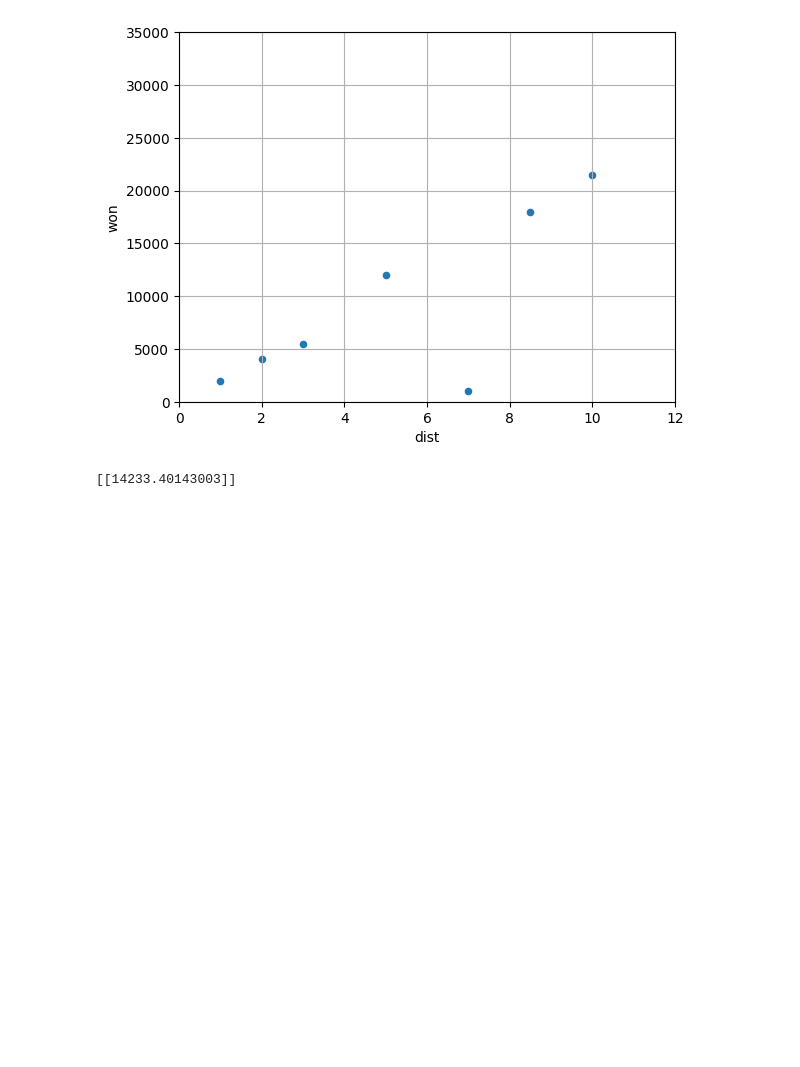
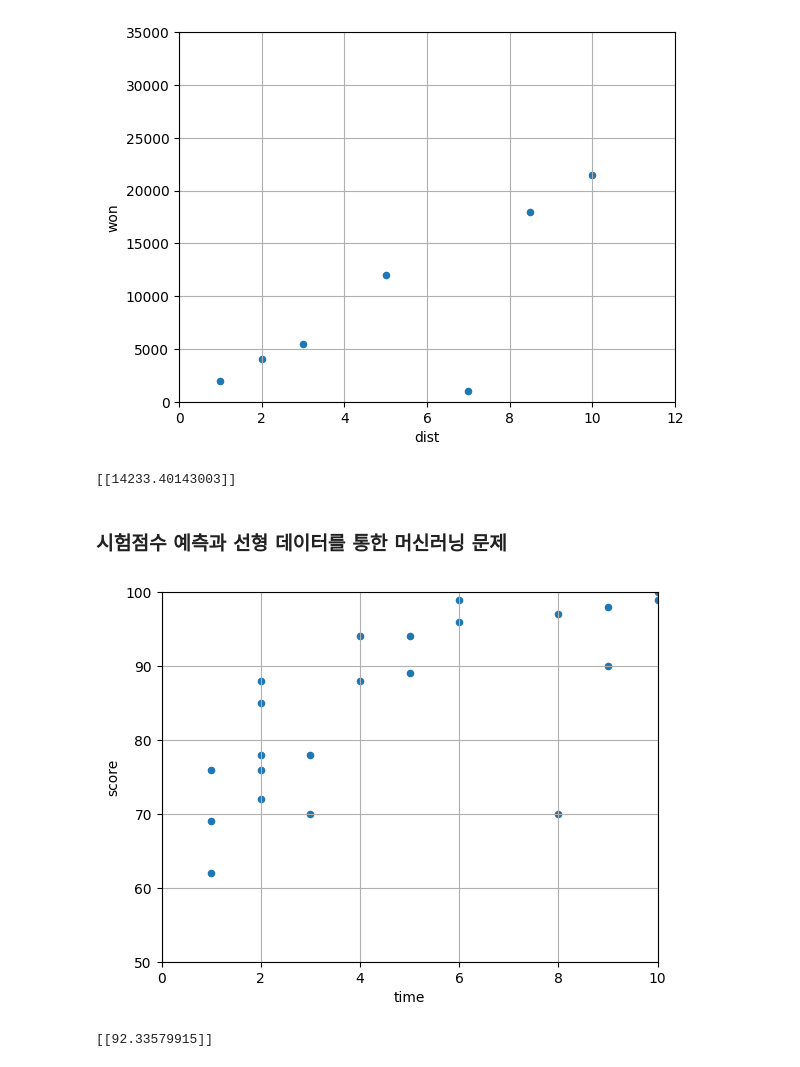
Before and after one commit to syejin2004/machine-learning, a Jupyter notebook: inclass/machine_learning_0314.ipynb, the cells around one changed output. Saved outputs shown, nothing was run; the diff lists cells and outputs as text; code cells hidden in the pictures; blank space fills up the shorter version.

```diff
--- a/inclass/machine_learning_0314.ipynb
+++ b/inclass/machine_learning_0314.ipynb
@@ -52,3 +52,27 @@ print(model.predict(X_new))
 # %% [output]
 [figure]
 [[14233.40143003]]
+# %% [markdown]
+### 시험점수 예측과 선형 데이터를 통한 머신러닝 문제
+# %%
+import matplotlib.pyplot as plt
+import pandas as pd
+from sklearn.linear_model import LinearRegression
+
+lifesat = pd.read_csv("score.csv")
+X = lifesat[["time"]].values
+y = lifesat[["score"]].values
+
+lifesat.plot(kind="scatter", grid=True, x="time", y="score")
+plt.axis([0, 10, 50, 100])
+plt.show()
+
+model = LinearRegression()
+
+model.fit(X, y)
+
+X_new = [[7.5]]
+print(model.predict(X_new))
+# %% [output]
+[figure, added]
+[[92.33579915]]
```
Also changed, not shown: parts of 1 cell of this notebook.
